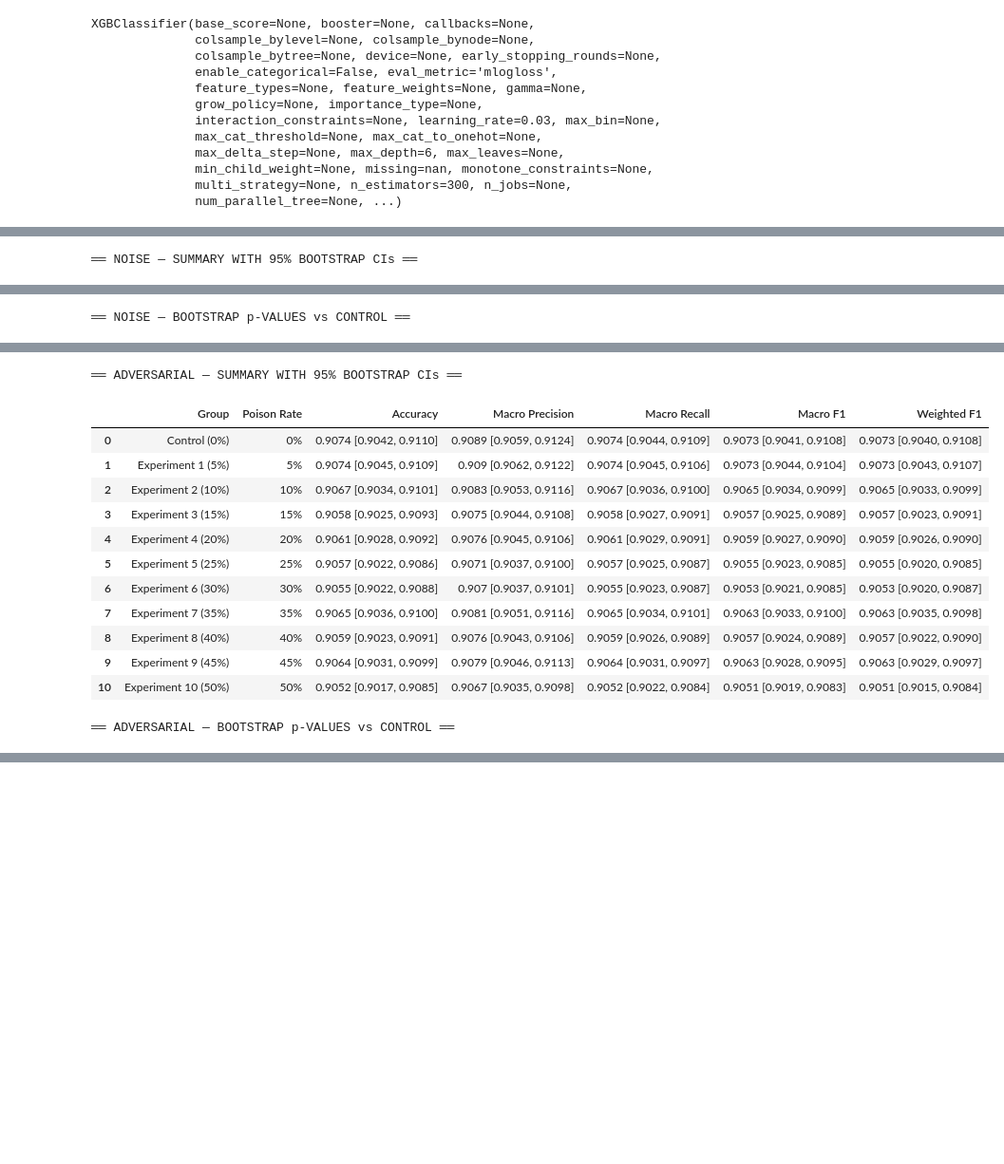
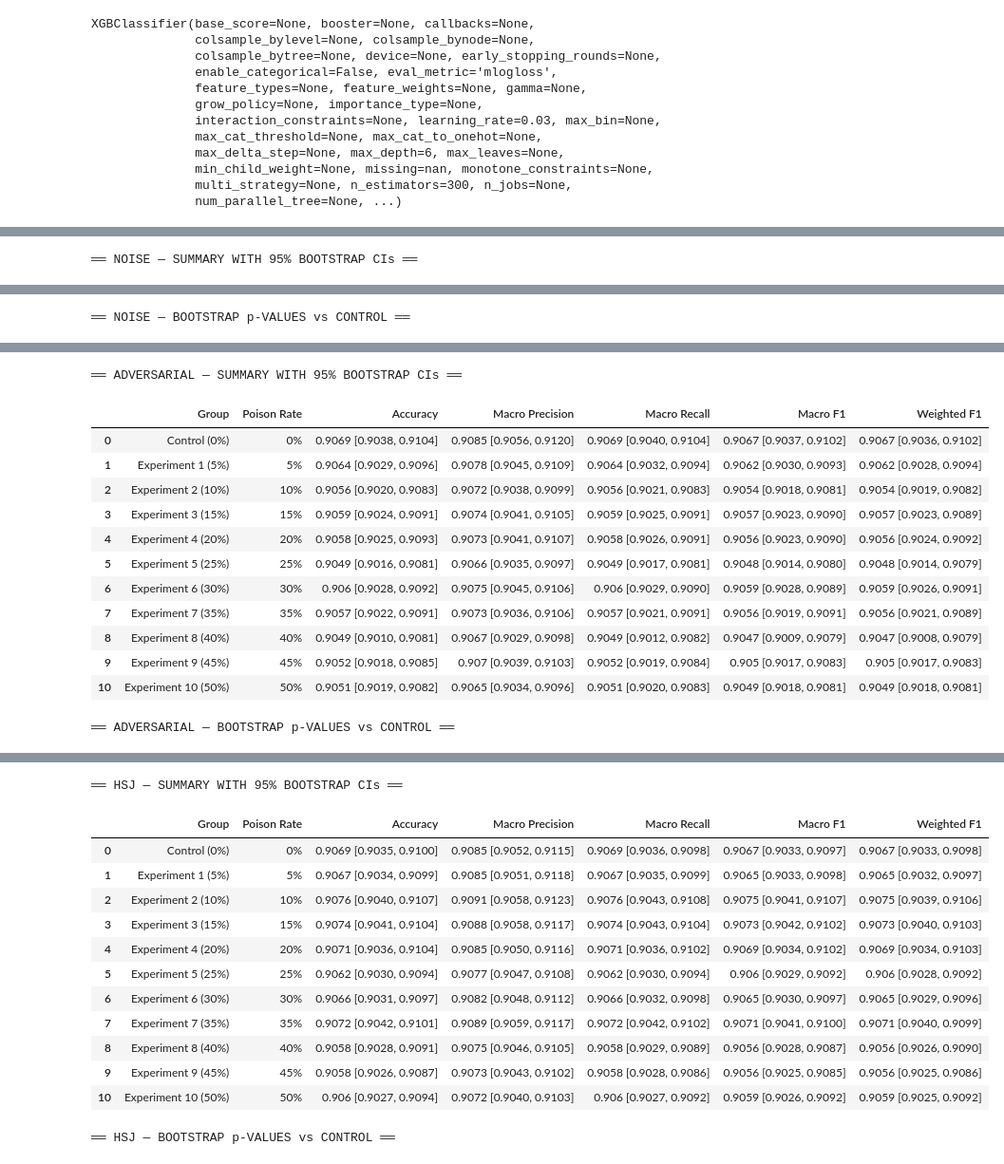
Before and after one commit to NU-Academics/DIS_Hughen, a Jupyter notebook: RQ1.ipynb, the cells around one changed output, grey strips where cells are left out. Shown at 95% size. Drawn from its saved outputs; the diff is of its cells as text; code cells hidden in the pictures; blank space fills up the shorter version.

```diff
--- a/RQ1.ipynb
+++ b/RQ1.ipynb
@@ -148,0 +171,12 @@ NON_DoS_ATTACK       0.15      0.04      0.06      9036
+# %%
+hsj_df = pd.read_csv("adversarial_hsj_xgb.csv")
+hsj_X = hsj_df.drop(columns=["true_label","pred_clean", "pred_adv"], errors="ignore").select_dtypes(include=[np.number])
+hsj_X.replace([np.inf, -np.inf], np.nan, inplace=True)
+hsj_X.fillna(0, inplace=True)
+hsj_y = hsj_df["true_label"].reset_index(drop=True).values
+hsj_X = hsj_X.astype("float32")
+hsj_pred = model.predict(hsj_X)
+hsj_prob = model.predict_proba(hsj_X)
+print("Accuracy:", accuracy_score(hsj_y, hsj_pred))
+print("Weighted F1:", f1_score(hsj_y, hsj_pred, average='weighted'))
+print("Macro F1:", f1_score(hsj_y, hsj_pred, average='macro'))
@@ -148,0 +187,8 @@ NON_DoS_ATTACK       0.15      0.04      0.06      9036
+# %%
+boundary_df = pd.read_csv("boundary_attacks.csv")
+boundary_X = boundary_df.drop(columns=["true_label", "confidence"], errors="ignore").select_dtypes(include=[np.number])
+boundary_X.replace([np.inf, -np.inf], np.nan, inplace=True)
+boundary_X.fillna(0, inplace=True)
+boundary_y = boundary_df["true_label"].reset_index(drop=True).values
+boundary_X = boundary_X.astype("float32")
+print(f"Boundary samples: {len(boundary_df)}, class distribution: {dict(zip(*np.unique(boundary_y, return_counts=True)))}")
@@ -254,29 +301,29 @@ GROUPS = {
 
 N_BOOTSTRAPS = 500
 # %%
-all_results = {"Noise": [], "Adversarial": []}
-group_preds = {"Noise": {}, "Adversarial": {}}
-for source_name, (ae_X, ae_y) in [("Noise", (noise_X, noise_y)), ("Adversarial", (adv_X, adv_y))]:
+all_results = {"Noise": [], "Adversarial": [], "HSJ": [], "Boundary": []}
+group_preds = {"Noise": {}, "Adversarial": {}, "HSJ": {}, "Boundary": {}}
+for source_name, (ae_X, ae_y) in [("Noise", (noise_X, noise_y)), ("Adversarial", (adv_X, adv_y)), ("HSJ", (hsj_X, hsj_y)), ("Boundary", (boundary_X, boundary_y))]:
     for group_name, poison_rate in GROUPS.items():
         X_tr, y_tr = poison_training_set(X_train, y_train, ae_X, ae_y, poison_rate)
-        model = base_xgb()
-        model.fit(X_tr, y_tr)
-        y_pred = np.array(model.predict(X_test))
+        exp_model = base_xgb()
+        exp_model.fit(X_tr, y_tr)
+        y_pred = np.array(exp_model.predict(X_test))
         bootstrap_indices = [resample(np.arange(len(y_test)), replace=True) for _ in range(N_BOOTSTRAPS)]
         group_preds[source_name][group_name] = y_pred
         acc  = accuracy_score(y_test, y_pred)
         prec = precision_score(y_test, y_pred, average="macro", zero_division=0)
         rec  = recall_score(y_test, y_pred, average="macro", zero_division=0)
-        mac  = f1_score(y_test, y_pred, average="macro")
-        wt   = f1_score(y_test, y_pred, average="weighted")
+        mac  = f1_score(y_test, y_pred, average="macro", zero_division=0)
+        wt   = f1_score(y_test, y_pred, average="weighted", zero_division=0)
         fpr  = fpr_benign(y_test, y_pred)
         acc_b, prec_b, rec_b, mac_b, wt_b, fpr_b = [], [], [], [], [], []
         for idx in bootstrap_indices:
             acc_b.append(accuracy_score(y_test[idx], y_pred[idx]))
             prec_b.append(precision_score(y_test[idx], y_pred[idx], average="macro", zero_division=0))
             rec_b.append(recall_score(y_test[idx], y_pred[idx], average="macro", zero_division=0))
-            mac_b.append(f1_score(y_test[idx], y_pred[idx], average="macro"))
-            wt_b.append(f1_score(y_test[idx], y_pred[idx], average="weighted"))
+            mac_b.append(f1_score(y_test[idx], y_pred[idx], average="macro", zero_division=0))
+            wt_b.append(f1_score(y_test[idx], y_pred[idx], average="weighted", zero_division=0))
             fpr_b.append(fpr_benign(y_test[idx], y_pred[idx]))
         def ci(vals): return np.percentile(vals, 2.5), np.percentile(vals, 97.5)
         all_results[source_name].append({
@@ -313,8 +360,8 @@ for source_name, results in all_results.items():
         diffs = []
         for _ in range(N_BOOTSTRAPS):
             idx = resample(np.arange(len(y_test)), replace=True)
-            diffs.append(f1_score(y_test[idx], ctrl_pred[idx], average="macro") -
-                         f1_score(y_test[idx], exp_pred[idx], average="macro"))
+            diffs.append(f1_score(y_test[idx], ctrl_pred[idx], average="macro", zero_division=0) -
+                         f1_score(y_test[idx], exp_pred[idx], average="macro", zero_division=0))
         diffs = np.array(diffs)
         p = min(np.mean(diffs <= 0), np.mean(diffs >= 0)) * 2
         hyp_results.append({
@@ -354,15 +401,15 @@ for source_name, results in all_results.items():
 ══ ADVERSARIAL — SUMMARY WITH 95% BOOTSTRAP CIs ══
 |  | Group | Poison Rate | Accuracy | Macro Precision | Macro Recall | Macro F1 | Weighted F1 |
-| 0 | Control (0%) | 0% | 0.9074 [0.9042, 0.9110] | 0.9089 [0.9059, 0.9124] | 0.9074 [0.9044, 0.9109] | 0.9073 [0.9041, 0.9108] | 0.9073 [0.9040, 0.9108] |
-| 1 | Experiment 1 (5%) | 5% | 0.9074 [0.9045, 0.9109] | 0.909 [0.9062, 0.9122] | 0.9074 [0.9045, 0.9106] | 0.9073 [0.9044, 0.9104] | 0.9073 [0.9043, 0.9107] |
-| 2 | Experiment 2 (10%) | 10% | 0.9067 [0.9034, 0.9101] | 0.9083 [0.9053, 0.9116] | 0.9067 [0.9036, 0.9100] | 0.9065 [0.9034, 0.9099] | 0.9065 [0.9033, 0.9099] |
-| 3 | Experiment 3 (15%) | 15% | 0.9058 [0.9025, 0.9093] | 0.9075 [0.9044, 0.9108] | 0.9058 [0.9027, 0.9091] | 0.9057 [0.9025, 0.9089] | 0.9057 [0.9023, 0.9091] |
-| 4 | Experiment 4 (20%) | 20% | 0.9061 [0.9028, 0.9092] | 0.9076 [0.9045, 0.9106] | 0.9061 [0.9029, 0.9091] | 0.9059 [0.9027, 0.9090] | 0.9059 [0.9026, 0.9090] |
-| 5 | Experiment 5 (25%) | 25% | 0.9057 [0.9022, 0.9086] | 0.9071 [0.9037, 0.9100] | 0.9057 [0.9025, 0.9087] | 0.9055 [0.9023, 0.9085] | 0.9055 [0.9020, 0.9085] |
-| 6 | Experiment 6 (30%) | 30% | 0.9055 [0.9022, 0.9088] | 0.907 [0.9037, 0.9101] | 0.9055 [0.9023, 0.9087] | 0.9053 [0.9021, 0.9085] | 0.9053 [0.9020, 0.9087] |
-| 7 | Experiment 7 (35%) | 35% | 0.9065 [0.9036, 0.9100] | 0.9081 [0.9051, 0.9116] | 0.9065 [0.9034, 0.9101] | 0.9063 [0.9033, 0.9100] | 0.9063 [0.9035, 0.9098] |
-| 8 | Experiment 8 (40%) | 40% | 0.9059 [0.9023, 0.9091] | 0.9076 [0.9043, 0.9106] | 0.9059 [0.9026, 0.9089] | 0.9057 [0.9024, 0.9089] | 0.9057 [0.9022, 0.9090] |
-| 9 | Experiment 9 (45%) | 45% | 0.9064 [0.9031, 0.9099] | 0.9079 [0.9046, 0.9113] | 0.9064 [0.9031, 0.9097] | 0.9063 [0.9028, 0.9095] | 0.9063 [0.9029, 0.9097] |
-| 10 | Experiment 10 (50%) | 50% | 0.9052 [0.9017, 0.9085] | 0.9067 [0.9035, 0.9098] | 0.9052 [0.9022, 0.9084] | 0.9051 [0.9019, 0.9083] | 0.9051 [0.9015, 0.9084] |
+| 0 | Control (0%) | 0% | 0.9069 [0.9038, 0.9104] | 0.9085 [0.9056, 0.9120] | 0.9069 [0.9040, 0.9104] | 0.9067 [0.9037, 0.9102] | 0.9067 [0.9036, 0.9102] |
+| 1 | Experiment 1 (5%) | 5% | 0.9064 [0.9029, 0.9096] | 0.9078 [0.9045, 0.9109] | 0.9064 [0.9032, 0.9094] | 0.9062 [0.9030, 0.9093] | 0.9062 [0.9028, 0.9094] |
+| 2 | Experiment 2 (10%) | 10% | 0.9056 [0.9020, 0.9083] | 0.9072 [0.9038, 0.9099] | 0.9056 [0.9021, 0.9083] | 0.9054 [0.9018, 0.9081] | 0.9054 [0.9019, 0.9082] |
+| 3 | Experiment 3 (15%) | 15% | 0.9059 [0.9024, 0.9091] | 0.9074 [0.9041, 0.9105] | 0.9059 [0.9025, 0.9091] | 0.9057 [0.9023, 0.9090] | 0.9057 [0.9023, 0.9089] |
+| 4 | Experiment 4 (20%) | 20% | 0.9058 [0.9025, 0.9093] | 0.9073 [0.9041, 0.9107] | 0.9058 [0.9026, 0.9091] | 0.9056 [0.9023, 0.9090] | 0.9056 [0.9024, 0.9092] |
+| 5 | Experiment 5 (25%) | 25% | 0.9049 [0.9016, 0.9081] | 0.9066 [0.9035, 0.9097] | 0.9049 [0.9017, 0.9081] | 0.9048 [0.9014, 0.9080] | 0.9048 [0.9014, 0.9079] |
+| 6 | Experiment 6 (30%) | 30% | 0.906 [0.9028, 0.9092] | 0.9075 [0.9045, 0.9106] | 0.906 [0.9029, 0.9090] | 0.9059 [0.9028, 0.9089] | 0.9059 [0.9026, 0.9091] |
+| 7 | Experiment 7 (35%) | 35% | 0.9057 [0.9022, 0.9091] | 0.9073 [0.9036, 0.9106] | 0.9057 [0.9021, 0.9091] | 0.9056 [0.9019, 0.9091] | 0.9056 [0.9021, 0.9089] |
+| 8 | Experiment 8 (40%) | 40% | 0.9049 [0.9010, 0.9081] | 0.9067 [0.9029, 0.9098] | 0.9049 [0.9012, 0.9082] | 0.9047 [0.9009, 0.9079] | 0.9047 [0.9008, 0.9079] |
+| 9 | Experiment 9 (45%) | 45% | 0.9052 [0.9018, 0.9085] | 0.907 [0.9039, 0.9103] | 0.9052 [0.9019, 0.9084] | 0.905 [0.9017, 0.9083] | 0.905 [0.9017, 0.9083] |
+| 10 | Experiment 10 (50%) | 50% | 0.9051 [0.9019, 0.9082] | 0.9065 [0.9034, 0.9096] | 0.9051 [0.9020, 0.9083] | 0.9049 [0.9018, 0.9081] | 0.9049 [0.9018, 0.9081] |
 ══ ADVERSARIAL — BOOTSTRAP p-VALUES vs CONTROL ══
 |  | Comparison | Mean F1 Drop | 95% CI | p-value | Significant |
@@ -378,0 +426,14 @@ for source_name, results in all_results.items():
+══ HSJ — SUMMARY WITH 95% BOOTSTRAP CIs ══
+|  | Group | Poison Rate | Accuracy | Macro Precision | Macro Recall | Macro F1 | Weighted F1 |
+| 0 | Control (0%) | 0% | 0.9069 [0.9035, 0.9100] | 0.9085 [0.9052, 0.9115] | 0.9069 [0.9036, 0.9098] | 0.9067 [0.9033, 0.9097] | 0.9067 [0.9033, 0.9098] |
+| 1 | Experiment 1 (5%) | 5% | 0.9067 [0.9034, 0.9099] | 0.9085 [0.9051, 0.9118] | 0.9067 [0.9035, 0.9099] | 0.9065 [0.9033, 0.9098] | 0.9065 [0.9032, 0.9097] |
+| 2 | Experiment 2 (10%) | 10% | 0.9076 [0.9040, 0.9107] | 0.9091 [0.9058, 0.9123] | 0.9076 [0.9043, 0.9108] | 0.9075 [0.9041, 0.9107] | 0.9075 [0.9039, 0.9106] |
+| 3 | Experiment 3 (15%) | 15% | 0.9074 [0.9041, 0.9104] | 0.9088 [0.9058, 0.9117] | 0.9074 [0.9043, 0.9104] | 0.9073 [0.9042, 0.9102] | 0.9073 [0.9040, 0.9103] |
+| 4 | Experiment 4 (20%) | 20% | 0.9071 [0.9036, 0.9104] | 0.9085 [0.9050, 0.9116] | 0.9071 [0.9036, 0.9102] | 0.9069 [0.9034, 0.9102] | 0.9069 [0.9034, 0.9103] |
+| 5 | Experiment 5 (25%) | 25% | 0.9062 [0.9030, 0.9094] | 0.9077 [0.9047, 0.9108] | 0.9062 [0.9030, 0.9094] | 0.906 [0.9029, 0.9092] | 0.906 [0.9028, 0.9092] |
+| 6 | Experiment 6 (30%) | 30% | 0.9066 [0.9031, 0.9097] | 0.9082 [0.9048, 0.9112] | 0.9066 [0.9032, 0.9098] | 0.9065 [0.9030, 0.9097] | 0.9065 [0.9029, 0.9096] |
+| 7 | Experiment 7 (35%) | 35% | 0.9072 [0.9042, 0.9101] | 0.9089 [0.9059, 0.9117] | 0.9072 [0.9042, 0.9102] | 0.9071 [0.9041, 0.9100] | 0.9071 [0.9040, 0.9099] |
+| 8 | Experiment 8 (40%) | 40% | 0.9058 [0.9028, 0.9091] | 0.9075 [0.9046, 0.9105] | 0.9058 [0.9029, 0.9089] | 0.9056 [0.9028, 0.9087] | 0.9056 [0.9026, 0.9090] |
+| 9 | Experiment 9 (45%) | 45% | 0.9058 [0.9026, 0.9087] | 0.9073 [0.9043, 0.9102] | 0.9058 [0.9028, 0.9086] | 0.9056 [0.9025, 0.9085] | 0.9056 [0.9025, 0.9086] |
+| 10 | Experiment 10 (50%) | 50% | 0.906 [0.9027, 0.9094] | 0.9072 [0.9040, 0.9103] | 0.906 [0.9027, 0.9092] | 0.9059 [0.9026, 0.9092] | 0.9059 [0.9025, 0.9092] |
+══ HSJ — BOOTSTRAP p-VALUES vs CONTROL ══
```
Also changed, not shown: parts of 14 cells of this notebook, 29 other files.
